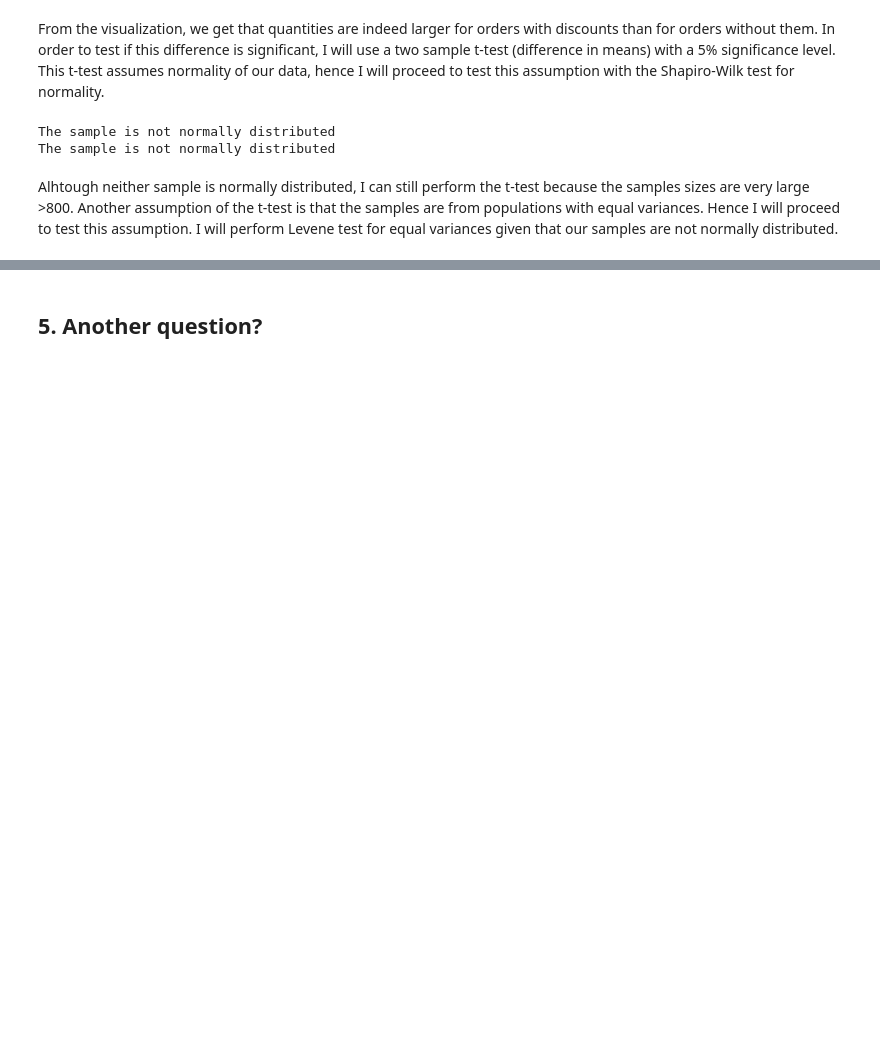
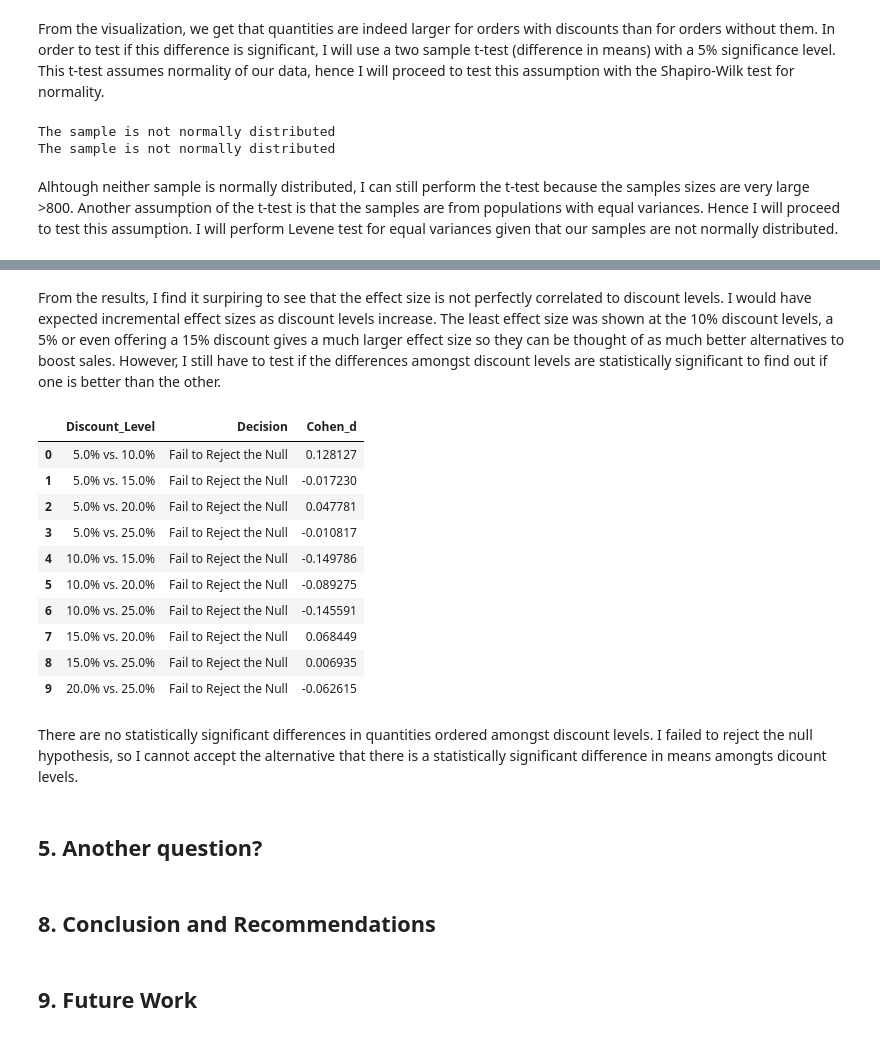
Before and after one commit to feraguilari/dsc-2-final-project-online-ds-pt-021119, a Jupyter notebook: student.ipynb, the cells around one changed output, grey strips where cells are left out. Drawn from its saved outputs; the diff is of its cells as text; code cells hidden in the pictures; blank space fills up the shorter version.

```diff
--- a/student.ipynb
+++ b/student.ipynb
@@ -256,0 +325,13 @@ df_orders.head()
+# %%
+#Get results for hypothesis testing.
+results=[]
+for i in range(len(dfs)):
+    print(f'Hypothesis testing results for discount level of: {selected_d[i]*100}%')
+    welch = welch_t(dfs[1].Quantity,df_ordernd.Quantity)
+    d = cohen_d(dfs[i].Quantity,df_ordernd.Quantity)
+    decision = 'Reject the Null' if welch[1]<0.05 else 'Fail to Reject the Null'
+    result = [f'{selected_d[i]*100}%', decision, d]
+    results.append(result)
+    print('\n')
+results_df=pd.DataFrame(results,columns=['Discount_Level', 'Decision', "Cohen_d"])
+results_df.sort_values('Cohen_d')
@@ -257,5 +362,38 @@ df_orders.head()
+# %% [markdown]
+From the results, I find it surpiring to see that the effect size is not perfectly correlated to discount levels. I would have expected incremental effect sizes as discount levels increase. The least effect size was shown at the 10% discount levels, a 5% or even offering a 15% discount gives a much larger effect size so they can be thought of as much better alternatives to boost sales. However, I still have to test if the differences amongst discount levels are statistically significant to find out if one is better than the other.
+# %%
+#Get all the possible combinations between different discount levels.
+combs = itertools.combinations(range(len(dfs)),2)
+#Perform Welch t-test amongst discount levels.
+ct_results = []
+for comb in combs:
+    welch = welch_t(dfs[comb[0]].Quantity,dfs[comb[1]].Quantity,describe=False)
+    d = cohen_d(dfs[comb[0]].Quantity,dfs[comb[1]].Quantity,describe=False)
+    decision = 'Reject the Null' if welch[1]<0.05 else 'Fail to Reject the Null'
+    result = [f'{selected_d[comb[0]]*100}% vs. {selected_d[comb[1]]*100}%', decision, d]
+    ct_results.append(result)
+crosstest_df=pd.DataFrame(ct_results,columns=['Discount_Level', 'Decision', "Cohen_d"])
+crosstest_df
+# %% [output]
+|  | Discount_Level | Decision | Cohen_d |
+| 0 | 5.0% vs. 10.0% | Fail to Reject the Null | 0.128127 |
+| 1 | 5.0% vs. 15.0% | Fail to Reject the Null | -0.017230 |
+| 2 | 5.0% vs. 20.0% | Fail to Reject the Null | 0.047781 |
+| 3 | 5.0% vs. 25.0% | Fail to Reject the Null | -0.010817 |
+| 4 | 10.0% vs. 15.0% | Fail to Reject the Null | -0.149786 |
+| 5 | 10.0% vs. 20.0% | Fail to Reject the Null | -0.089275 |
+| 6 | 10.0% vs. 25.0% | Fail to Reject the Null | -0.145591 |
+| 7 | 15.0% vs. 20.0% | Fail to Reject the Null | 0.068449 |
+| 8 | 15.0% vs. 25.0% | Fail to Reject the Null | 0.006935 |
+| 9 | 20.0% vs. 25.0% | Fail to Reject the Null | -0.062615 |
+# %% [markdown]
+There are no statistically significant differences in quantities ordered amongst discount levels. I failed to reject the null hypothesis, so I cannot accept the alternative that there is a statistically significant difference in means amongts dicount levels.
 # %% [markdown]
 ## 5.  Another question?<br>
+# %% [markdown]
+## 8. Conclusion and Recommendations
+# %% [markdown]
+## 9. Future Work
 # %%
 df_order = pd.read_sql_query("SELECT * FROM [Order]", engine)
 df_order.head()
```
Also changed, not shown: parts of 22 cells of this notebook.
